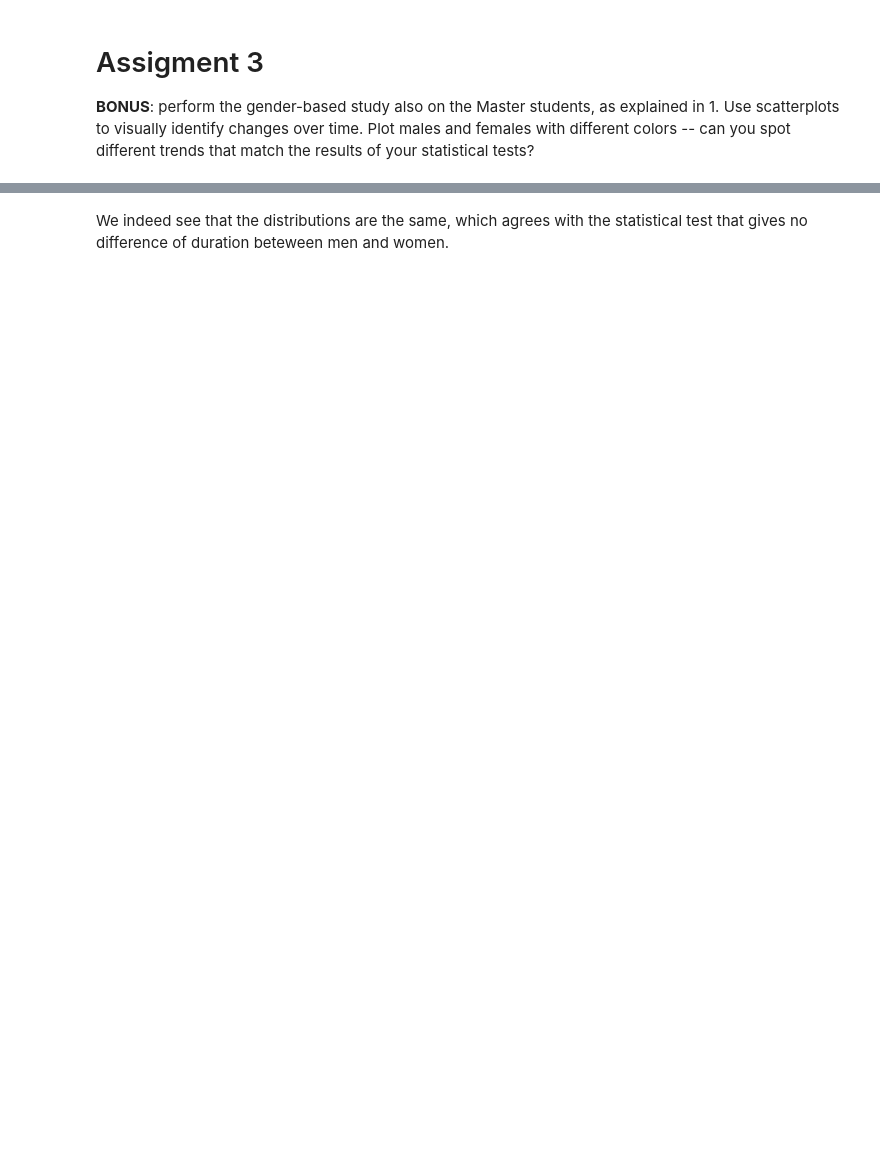
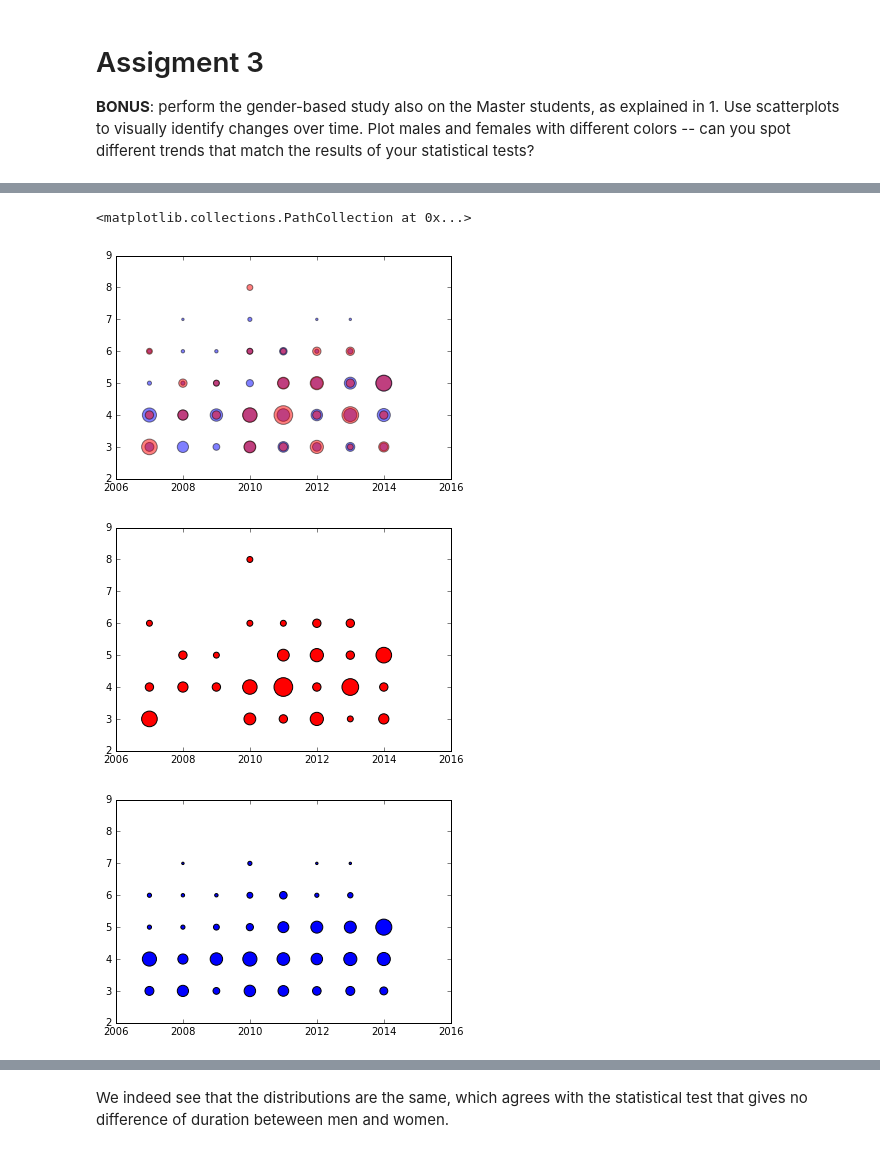
Before and after one commit to AgatheVkc/ada_homework, a Jupyter notebook: 02 - Data from the Web/assignment2.ipynb, the cells around one changed output, grey strips where cells are left out. Cells and saved outputs as stored; diff of their text form; code cells hidden in the pictures; blank space fills up the shorter version.

Commit message:
scatter plot and hist

```diff
--- a/02 - Data from the Web/assignment2.ipynb
+++ b/02 - Data from the Web/assignment2.ipynb
@@ -67,7 +70,7 @@ We noticed that in the way the EPFL master works, we will have all students that
 
 The way our data structure extracts the information we want from the table of students is as simple as possible. Keeping track of a student and noting each semester in which is present can be quite tricky, even very difficult, due to the holes into the IS-Academia data. The simplest way we found to address this problem is not trying to make any assumptions into where a student that disappears goes. We count each time a student appears in ones of the master semesters or master project semesters and add a $1$ each time we find an occurence of the same student. Hence its master duration will be the sum of the semesters in which the student appears.
 # %%
-def MasterStart(year_string,master_student,pedag) :
+def MasterStart(year,master_student,pedag) :
     """
     Given a year and a pedagogic period, edits the master_student frame, adding the students
     that are not present and editting the values for the ones present (adding a +1 for the pedagogic period)
@@ -78,6 +81,7 @@ def MasterStart(year_string,master_student,pedag) :
     @return master_student: The editted version of our DataFrame.
 
     """
+    year_string = str(year) + '-' + str(year+1)
     #Reading the HTML page
     current_url = getFullUrl(year_string, pedag)
 
@@ -98,6 +102,7 @@ def MasterStart(year_string,master_student,pedag) :
             if pedag == 'Master semestre 1' or sciper not in master_student.index:
                 master_student.loc[sciper] = 0
                 master_student.loc[sciper,pedag] = 1
+                master_student.loc[sciper,'Starting Year'] = year
             else :
                 master_student.loc[sciper,pedag] += 1
             master_student.loc[sciper,'Civilité'] = master_frame.loc[sciper,'Civilité']
@@ -218,15 +324,33 @@ stats.ttest_ind(a= np.array(women_master_student.loc[:,'Time to Finish']),
-# %%
-import matplotlib.pyplot as plt
-
-x = np.random.normal(1, 2, 5000)
-y = np.random.normal(-1, 3, 5000)
-data = np.vstack([x, y]).T
-bins = np.linspace(-10, 10, 30)
-
-print(x.shape)
-print(y.shape)
-
-plt.hist(data, bins, alpha=0.7, label=['x', 'y'])
-plt.legend(loc='upper right')
-plt.show()
+# %%
+def scatterCount(frame) :
+    x = np.array([3,4,5,6,7,8])
+    y = np.array([2007,2008,2009,2010,2011,2012,2013,2014,2015])
+    rows, cols = np.indices((x.shape[0], y.shape[0]))
+    s = np.zeros(len(x[rows.ravel()]))
+    for sciper in frame.index :
+        index =((frame.loc[sciper,['Time to Finish']].values[0]-3)*y.shape[0]
+                +frame.loc[sciper,['Starting Year']].values[0]-2007)
+        #print(index)
+        s[index]+=3000/len(frame.index)
+    return x[rows.ravel()],y[cols.ravel()],s
+# %%
+%matplotlib inline
+import matplotlib.pyplot as plt
+x_men,y_men,s_men=scatterCount(men_master_student)
+x_women,y_women,s_women=scatterCount(women_master_student)
+plt.figure(1)
+plt.scatter(y_men,x_men, s_men,alpha=0.5)
+plt.scatter(y_women,x_women, s_women,'r',alpha=0.5)
+
+plt.figure(2)
+plt.scatter(y_women,x_women, s_women,'r')
+plt.figure(3)
+plt.scatter(y_men,x_men, s_men,alpha=1)
+
+#plt.show()
+# %% [output]
+<matplotlib.collections.PathCollection at 0x...>
+[figure, added]
+[figure, added]
+[figure, added]
 # %%
```
Also changed, not shown: parts of 14 cells of this notebook.
